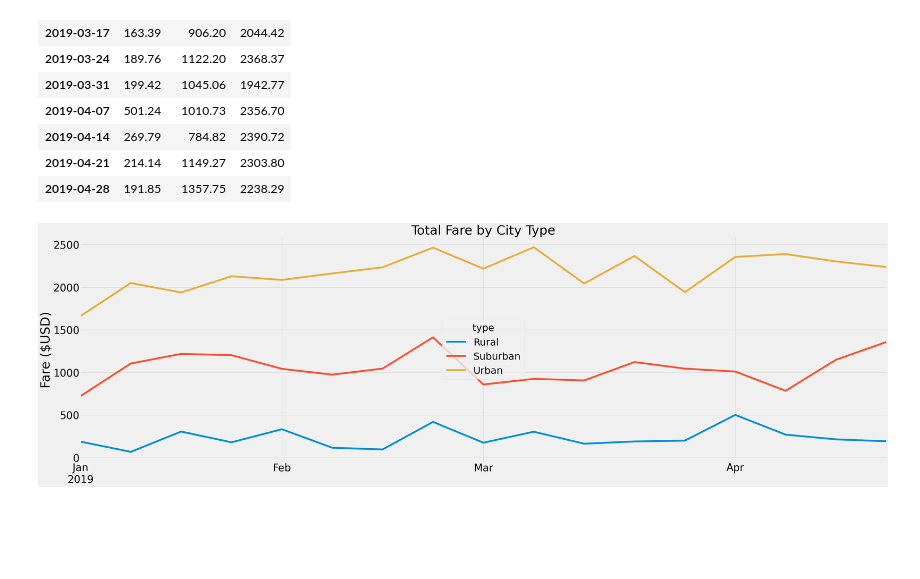
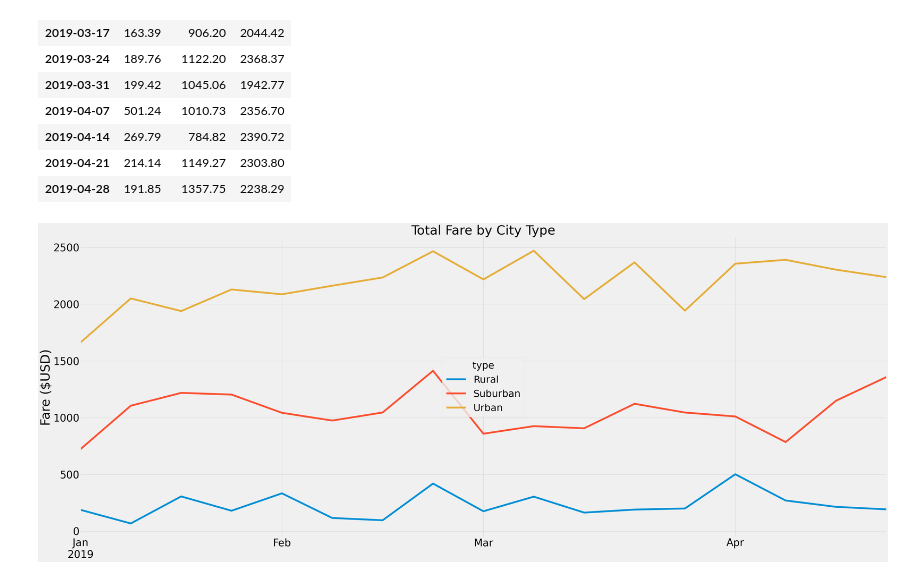
Before and after one commit to rsenno/PyBer_Analysis, a Jupyter notebook: PyBer_Challenge.ipynb, the cells around one changed output. Drawn from its saved outputs; the diff is of its cells as text; code cells hidden in the pictures; blank space fills up the shorter version.

Commit message:
fix chart margin

```diff
--- a/PyBer_Challenge.ipynb
+++ b/PyBer_Challenge.ipynb
@@ -303,25 +303,26 @@ pyber_pivot_Jan_Apr_sum_by_week_df
 # %%
 # 8. Using the object-oriented interface method, plot the resample DataFrame using the df.plot() function.
 # graph the resampled DataFrame from Step 7 (8 actually) using the object-oriented interface method and the df.plot() method,
 # as well as the Matplotlib "fivethirtyeight" graph style code snippet provided in the starter code.
 # Annotate the y-axis label and the title, then use the appropriate code to save the figure as PyBer_fare_summary.png
 # in your "analysis" folder.
 
 # Import the style from Matplotlib.
 from matplotlib import style
 # Use the graph style fivethirtyeight.
 style.use('fivethirtyeight')
 
 pyber_pivot_Jan_Apr_sum_by_week_df.plot(figsize=(50,15), fontsize=40, linewidth=7.0)
 plt.title("Total Fare by City Type", fontsize=50)
 plt.ylabel("Fare ($USD)", fontsize=50)
 plt.xlabel("")
 plt.rcParams['legend.title_fontsize'] = '38'
 plt.legend(loc='center', fontsize=38, title='type')
+plt.subplots_adjust(bottom=-0.2)
 # Save Figure
 plt.savefig("analysis/PyBer_fare_summary.png")
 # The data points for the last week in April don't seem to match up with the picture in the Canvas Module Challenge page.
 # Spoke with TA Gael Gatera who agreed that it's an anomaly in the provided CSV file, so ignore it.
 plt.show()
 # %% [output]
-[figure, old version]
+[figure, new version]
```
Also changed, not shown: 1 other file.
